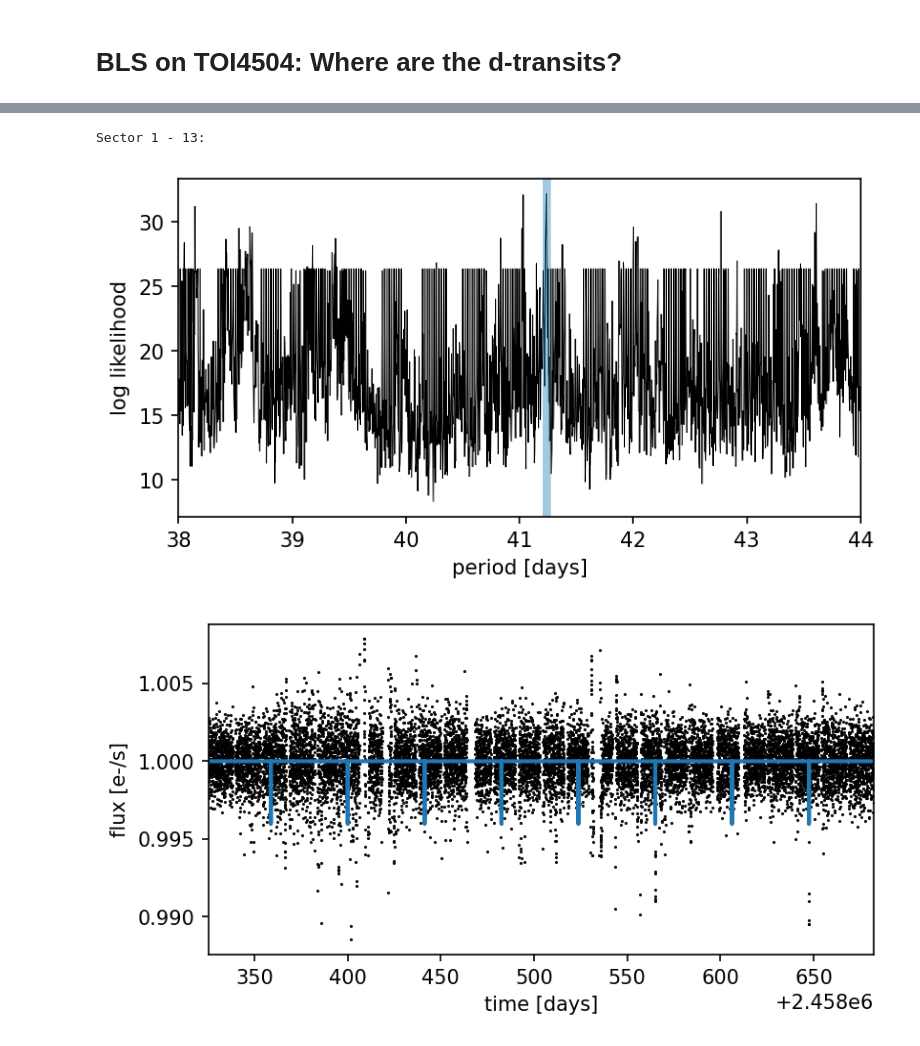
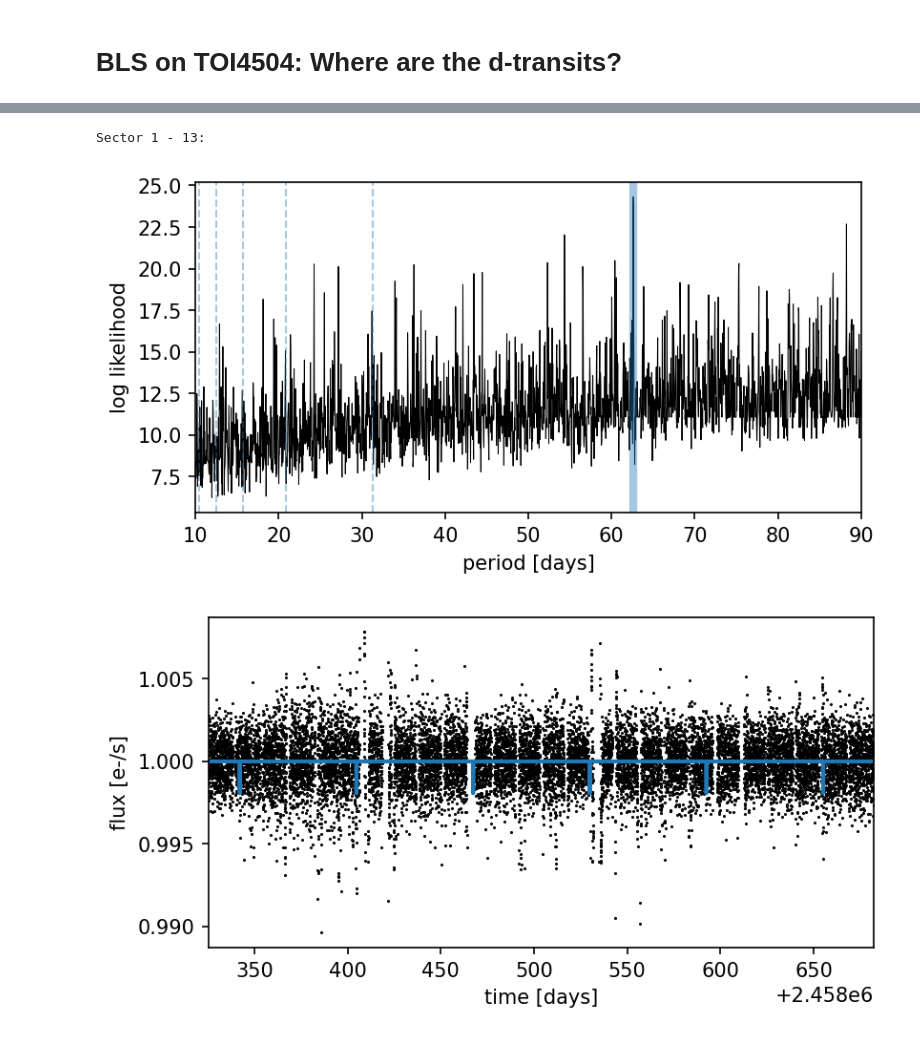
Before and after one commit to lichtgestalter/curvesimulator, a Jupyter notebook: evaluation/bls_TOI4504_d.ipynb, the cells around one changed output, grey strips where cells are left out. Drawn from its saved outputs; the diff is of its cells as text; code cells hidden in the pictures.

Commit message:
0.5.2 Looking for old 4504d-Transits

```diff
--- a/evaluation/bls_TOI4504_d.ipynb
+++ b/evaluation/bls_TOI4504_d.ipynb
@@ -11,6 +11,6 @@ from matplotlib import rcParams
 path = '../research/star_systems/TOI-4504/lightkurve/'  # path to lightcurve data
 # %%
 durations = np.linspace(0.01, 0.15, 200)  # d 0.05 - 0.15
-periods = np.linspace(38.0, 44.0, 2000)
+periods = np.linspace(10.0, 90.0, 2000)
 # %%
 df = csv2df(path+"all_p.csv")
@@ -41,12 +42,13 @@ ax.set_ylabel("flux [e-/s]");
 # %%
 df = csv2df(path+"01-13_p.csv")
+df = remove_c_transits(df, 0.175)
 bls01_13 = BoxLeastSquares(t=df.time, y=df.flux, dy=df.flux_err)
 results = bls01_13.power(periods, durations)
 print("Sector 1 - 13:")
 periodogram(results)
 # %% [output]
 Sector 1 - 13:
-[figure, old version]
+[figure, new version]
 # %%
 index = np.argmax(results.power)
 period = results.period[index]
@@ -61,8 +63,8 @@ model_flux = bls01_13.model(x, period, duration, t0)
 ax.plot(x, model_flux, lw=2)
 ax.set_xlim(df.time.min(), df.time.max())
 ax.set_xlabel("time [days]")
-ax.set_ylabel("flux [e-/s]");
+ax.set_ylabel("flux [e-/s]")
 # %% [output]
-[figure, old version]
+[figure, new version]
 # %%
 df = csv2df(path+"27-38_p.csv")
```
Also changed, not shown: parts of 9 cells of this notebook, 1 other file.
